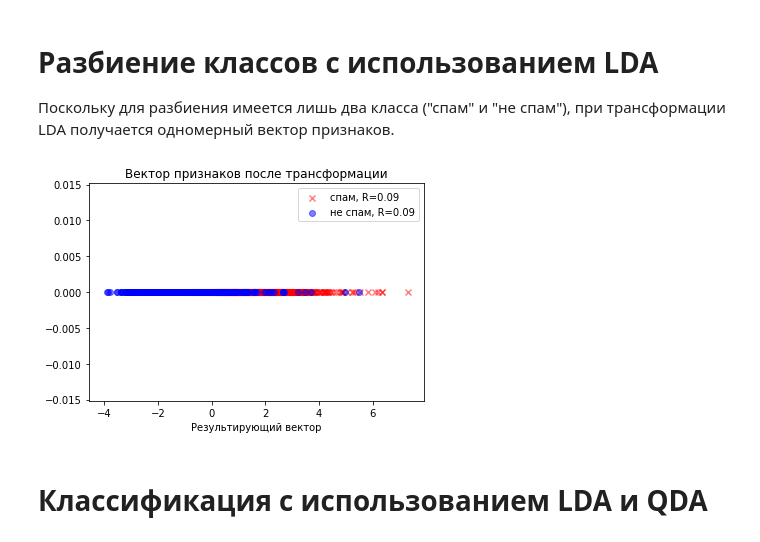
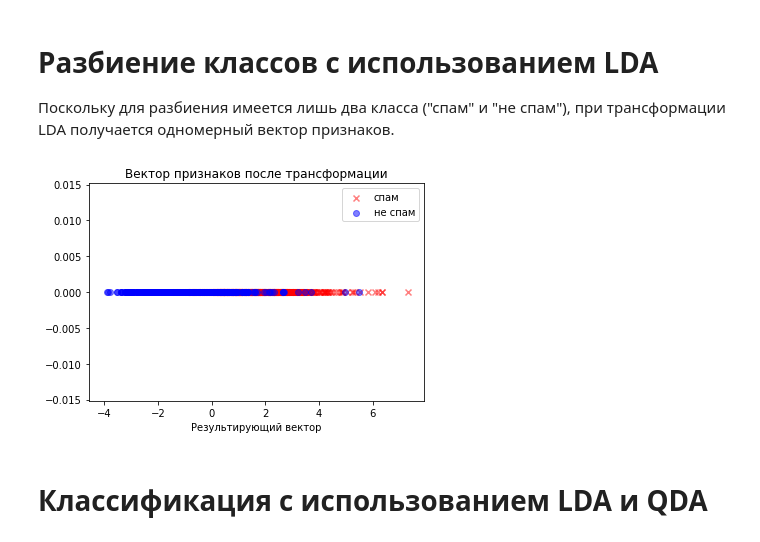
Before and after one commit to Mislitel/MachineLearning, a Jupyter notebook: L3DiscriminantAnalysisMethods/source.ipynb, the cells around one changed output. Saved outputs shown, nothing was run; the diff lists cells and outputs as text; code cells hidden in the pictures.

```diff
--- a/L3DiscriminantAnalysisMethods/source.ipynb
+++ b/L3DiscriminantAnalysisMethods/source.ipynb
@@ -116,21 +116,21 @@ plt.show()
 # %%
 # LDA
 from sklearn.discriminant_analysis import LinearDiscriminantAnalysis
 lda = LinearDiscriminantAnalysis(n_components=2)
 trans = lda.fit(x_train, y_train).transform(x_train)
 for c,marker,color in zip((1, 0), ('x', 'o'), ('red', 'blue')):
     x = [trans[i] for i in range(len(trans)) if y_train[i] == c]
     y = [0 for i in range(len(x))]
     label = 'спам' if c == 1 else 'не спам'
     plt.scatter(x=x, y=y, marker=marker, color=color, alpha=0.5,
-               label='{:}, R={:.2f}'.format(label, R[0]))
+               label=label)
 
 plt.title('Вектор признаков после трансформации')
 plt.xlabel('Результирующий вектор')
 plt.legend(loc='upper right')
 plt.show()
 # %% [output]
-[figure, old version]
+[figure, new version]
 # %% [markdown]
 # Классификация с использованием LDA и QDA
 # %%
```
